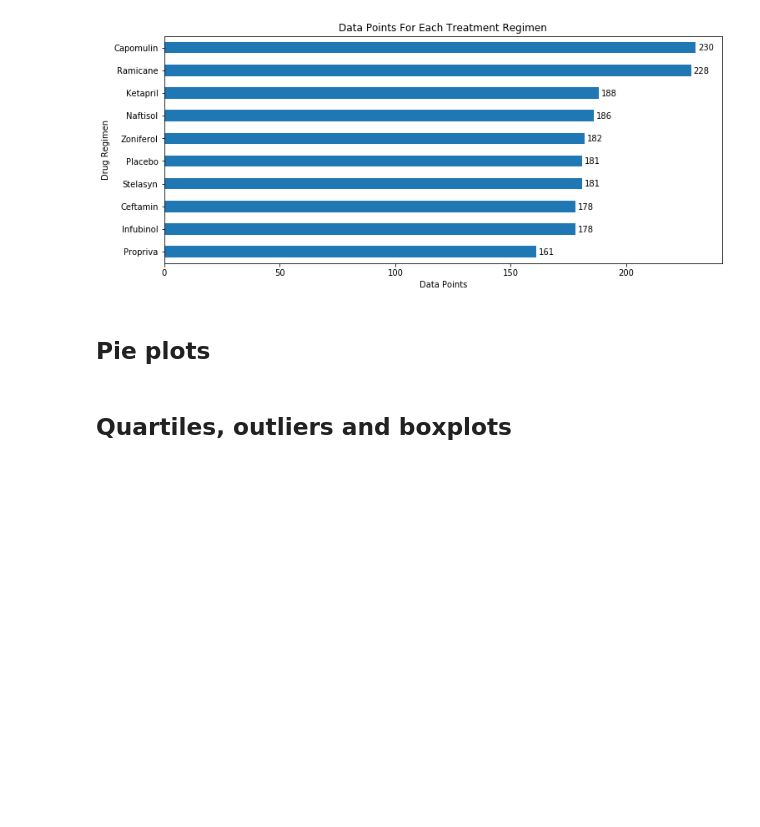
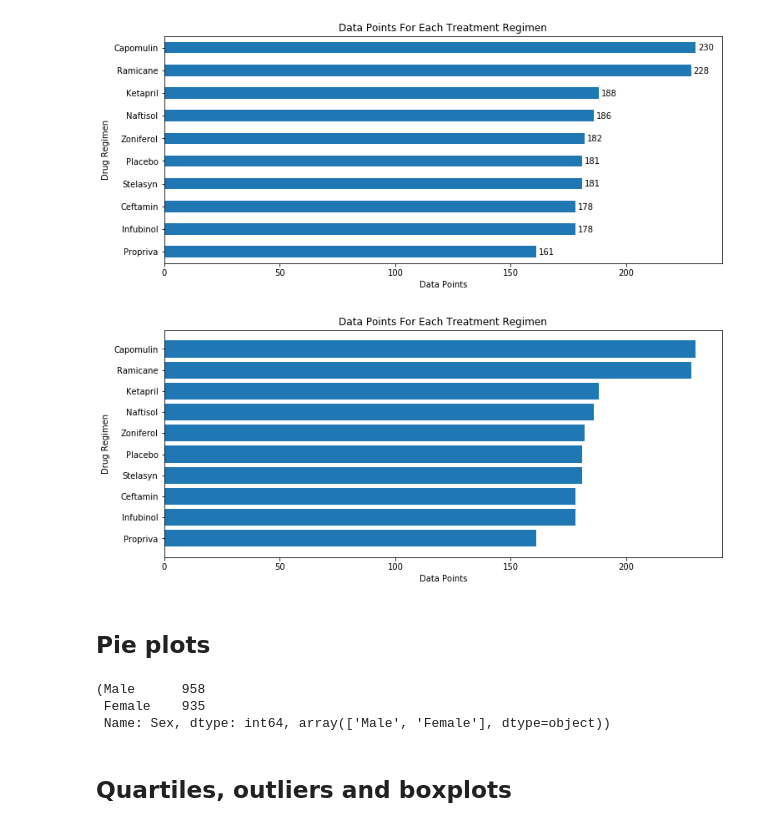
Before and after one commit to anulkar/matplotlib-challenge, a Jupyter notebook: Pymaceuticals/pymaceuticals.ipynb, the cells around one changed output. Saved outputs shown, nothing was run; the diff lists cells and outputs as text; code cells hidden in the pictures; blank space fills up the shorter version.

Commit message:
Updated pymaceuticals notebook w/ data points bar plots

```diff
--- a/Pymaceuticals/pymaceuticals.ipynb
+++ b/Pymaceuticals/pymaceuticals.ipynb
@@ -78,7 +89,30 @@ data_points_axes.invert_yaxis()
+# %%
+# Generate a bar plot showing number of data points for each treatment regimen using pyplot
+
+x_axis = np.arange(len(drug_regimen_data_points))
+drug_regimens = drug_regimen_data_points.index.tolist()
+plt.figure(figsize=(12,5))
+plt.barh(x_axis, drug_regimen_data_points['Data Points'])
+plt.yticks(x_axis, drug_regimens)
+plt.title('Data Points For Each Treatment Regimen')
+plt.xlabel('Data Points')
+plt.ylabel('Drug Regimen')
+plt.gca().invert_yaxis()
+plt.show()
+# %% [output]
+[figure, added]
 # %% [markdown]
 ## Pie plots
 # %%
 # Generate a pie plot showing the distribution of female versus male mice using pandas
+
+mice_sex = mice_study_data['Sex'].value_counts()
+mice_sex_type = mice_study_data['Sex'].unique()
+mice_sex, mice_sex_type
+# %% [output]
+(Male      958
+ Female    935
+ Name: Sex, dtype: int64, array(['Male', 'Female'], dtype=object))
 # %%
 # Generate a pie plot showing the distribution of female versus male mice using pyplot
 # %% [markdown]
```
Also changed, not shown: parts of 4 cells of this notebook.
